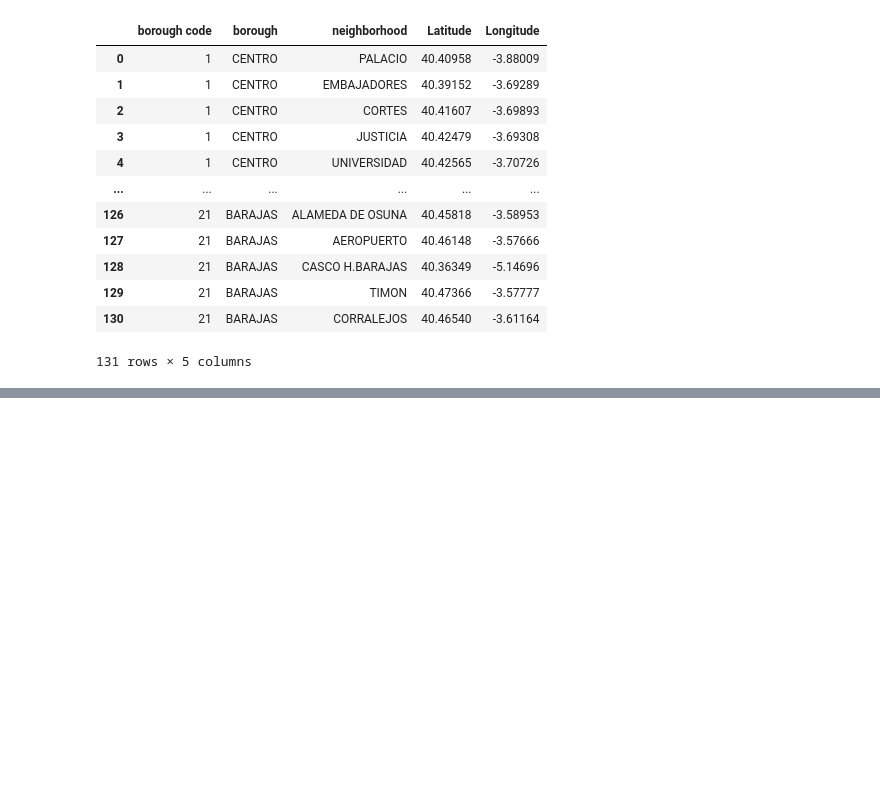
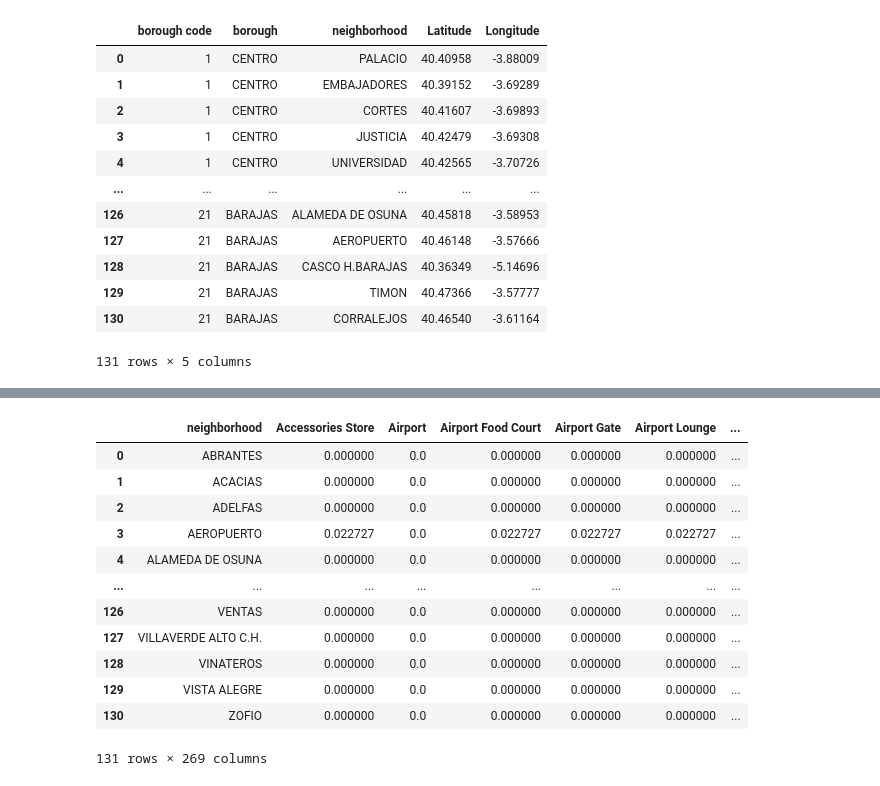
Before and after one commit to Rafa-SP/Battle-of-the-neighborhoods-Madrid, a Jupyter notebook: Battle-of-the-neighborhoods-madrid.ipynb, the cells around one changed output, grey strips where cells are left out. Saved outputs shown, nothing was run; the diff lists cells and outputs as text; code cells hidden in the pictures; blank space fills up the shorter version.

```diff
--- a/Battle-of-the-neighborhoods-madrid.ipynb
+++ b/Battle-of-the-neighborhoods-madrid.ipynb
@@ -211,0 +304,17 @@ ACCESS_TOKEN = 'DNODNBNHFAMUNV0MCNQUWXR4RRSCD4QPPAUTQNWZLAEC544E' # your FourSqu
+# %%
+madrid_grouped = madrid_onehot.groupby('neighborhood').mean().reset_index()
+madrid_grouped = pd.drop()
+# %% [output]
+|  | neighborhood | Accessories Store | Airport | Airport Food Court | Airport Gate | Airport Lounge | ... |
+| 0 | ABRANTES | 0.000000 | 0.0 | 0.000000 | 0.000000 | 0.000000 | ... |
+| 1 | ACACIAS | 0.000000 | 0.0 | 0.000000 | 0.000000 | 0.000000 | ... |
+| 2 | ADELFAS | 0.000000 | 0.0 | 0.000000 | 0.000000 | 0.000000 | ... |
+| 3 | AEROPUERTO | 0.022727 | 0.0 | 0.022727 | 0.022727 | 0.022727 | ... |
+| 4 | ALAMEDA DE OSUNA | 0.000000 | 0.0 | 0.000000 | 0.000000 | 0.000000 | ... |
+| ... | ... | ... | ... | ... | ... | ... | ... |
+| 126 | VENTAS | 0.000000 | 0.0 | 0.000000 | 0.000000 | 0.000000 | ... |
+| 127 | VILLAVERDE ALTO C.H. | 0.000000 | 0.0 | 0.000000 | 0.000000 | 0.000000 | ... |
+| 128 | VINATEROS | 0.000000 | 0.0 | 0.000000 | 0.000000 | 0.000000 | ... |
+| 129 | VISTA ALEGRE | 0.000000 | 0.0 | 0.000000 | 0.000000 | 0.000000 | ... |
+| 130 | ZOFIO | 0.000000 | 0.0 | 0.000000 | 0.000000 | 0.000000 | ... |
+131 rows × 269 columns
```
Also changed, not shown: parts of 21 cells of this notebook.
